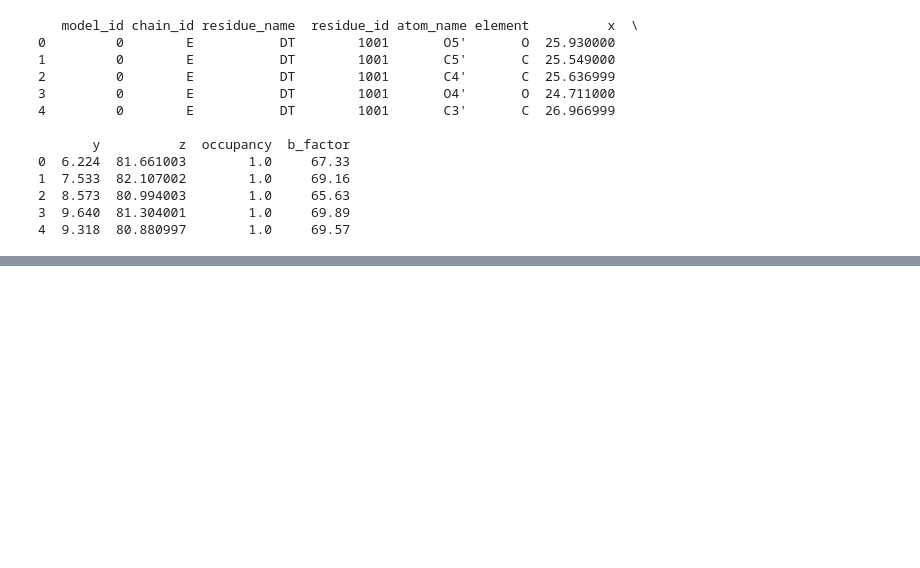
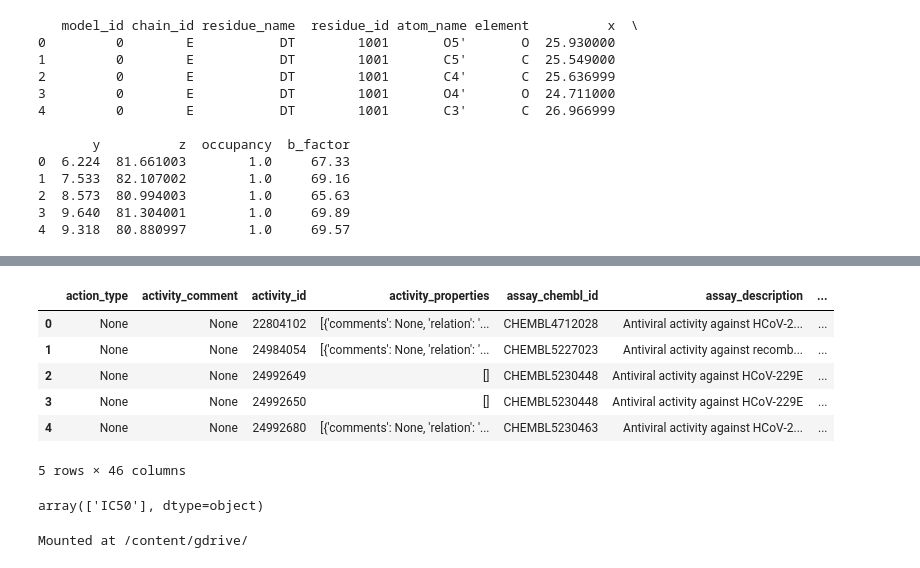
Before and after one commit to Vinoth0202/Training-to-Divya, a Jupyter notebook: practice/code practice/CF_PDB.ipynb, the cells around one changed output, grey strips where cells are left out. Saved outputs shown, nothing was run; the diff lists cells and outputs as text; code cells hidden in the pictures; blank space fills up the shorter version.

```diff
--- a/practice/code practice/CF_PDB.ipynb
+++ b/practice/code practice/CF_PDB.ipynb
@@ -62,0 +109,19 @@ print(df.head())
+# %%
+activity = new_client.activity
+res = activity.filter(target_chembl_id=selected_target).filter(standard_type=
+                                                               "IC50")
+# %%
+df = pd.DataFrame.from_dict(res)
+df.head()
+# %% [output]
+|  | action_type | activity_comment | activity_id | activity_properties | assay_chembl_id | assay_description | ... |
+| 0 | None | None | 22804102 | [{'comments': None, 'relation': '... | CHEMBL4712028 | Antiviral activity against HCoV-2... | ... |
+| 1 | None | None | 24984054 | [{'comments': None, 'relation': '... | CHEMBL5227023 | Antiviral activity against recomb... | ... |
+| 2 | None | None | 24992649 | [] | CHEMBL5230448 | Antiviral activity against HCoV-229E | ... |
+| 3 | None | None | 24992650 | [] | CHEMBL5230448 | Antiviral activity against HCoV-229E | ... |
+| 4 | None | None | 24992680 | [{'comments': None, 'relation': '... | CHEMBL5230463 | Antiviral activity against HCoV-2... | ... |
+5 rows × 46 columns
+# %%
+df.standard_type.unique()
+# %% [output]
+array(['IC50'], dtype=object)
@@ -62,0 +130,5 @@ print(df.head())
+# %%
+from google.colab import drive
+drive.mount('/content/gdrive/', force_remount=True)
+# %% [output]
+Mounted at /content/gdrive/
```
Also changed, not shown: parts of 14 cells of this notebook.
